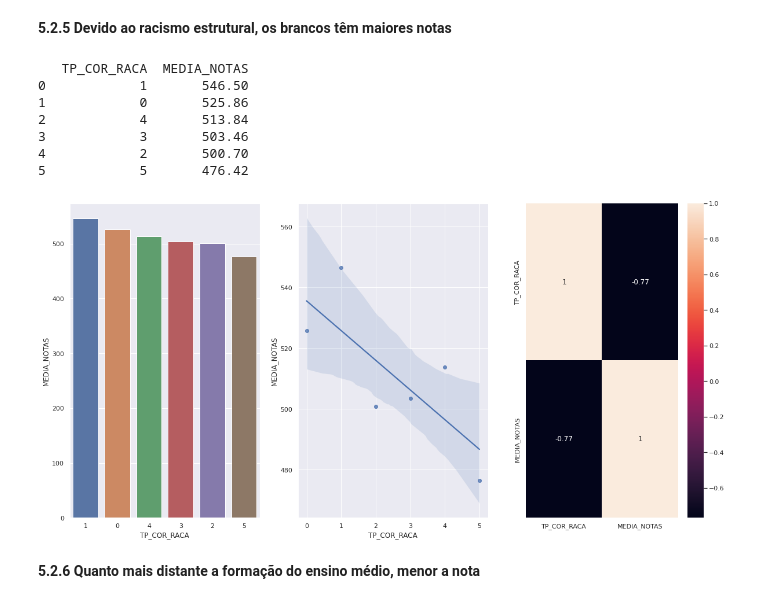
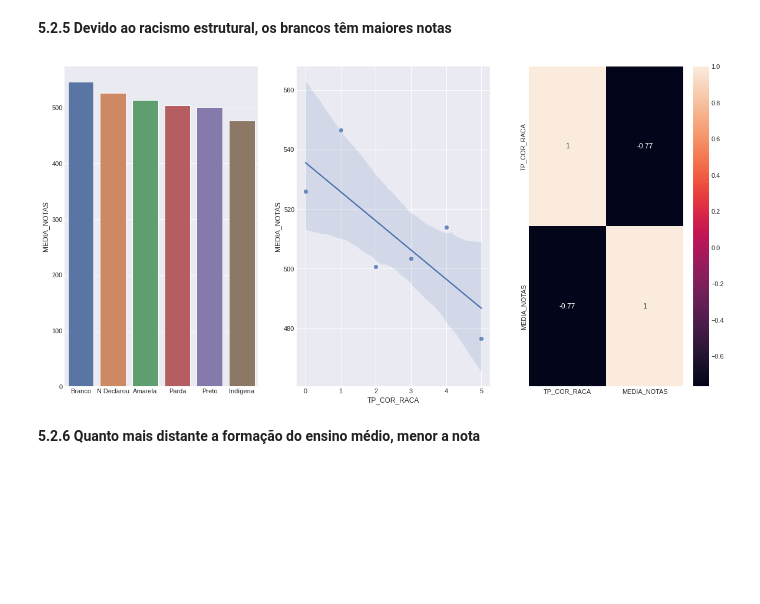
Before and after one commit to alexhenriquepineda/Previsao-Notas-ENEM, a Jupyter notebook: TCC_v1.ipynb, the cells around one changed output. Saved outputs shown, nothing was run; the diff lists cells and outputs as text; code cells hidden in the pictures; blank space fills up the shorter version.

```diff
--- a/TCC_v1.ipynb
+++ b/TCC_v1.ipynb
@@ -480,30 +480,26 @@ sns.barplot(x='TP_SEXO', y='MEDIA_NOTAS', data=aux);
 **5.2.5 Devido ao racismo estrutural, os brancos têm maiores notas**
 # %%
 aux = df3[['TP_COR_RACA', 'MEDIA_NOTAS']].groupby('TP_COR_RACA').median().sort_values('MEDIA_NOTAS', ascending=False).reset_index()
-print(aux)
+
+
 plt.subplot(1, 3, 1)
-sns.barplot(x='TP_COR_RACA', y='MEDIA_NOTAS', data=aux, order=aux['TP_COR_RACA']);
+ax = sns.barplot(x='TP_COR_RACA', y='MEDIA_NOTAS', data=aux, order=aux['TP_COR_RACA']);
+ax = ax.set_xticklabels(["Branco","N Declarou", "Amarela", "Parda", "Preto", "Indígena"])
+plt.xlabel('');
 # 0 = NÃO DECLARADO
 # 1 = BRANCA
 # 2 = PRETA
 # 3 = PARDA
 # 4 = AMARELA
 # 5 = INDÍGENA
 
 plt.subplot(1, 3, 2)
 sns.regplot(x='TP_COR_RACA', y='MEDIA_NOTAS', data=aux);
 
 plt.subplot(1, 3, 3)
 sns.heatmap(aux.corr(method='pearson'), annot=True);
 # %% [output]
-   TP_COR_RACA  MEDIA_NOTAS
-0            1       546.50
-1            0       525.86
-2            4       513.84
-3            3       503.46
-4            2       500.70
-5            5       476.42
-[figure, old version]
+[figure, new version]
 # %% [markdown]
 **5.2.6 Quanto mais distante a formação do ensino médio, menor a nota**
 # %%
```
Also changed, not shown: parts of 5 cells of this notebook.
